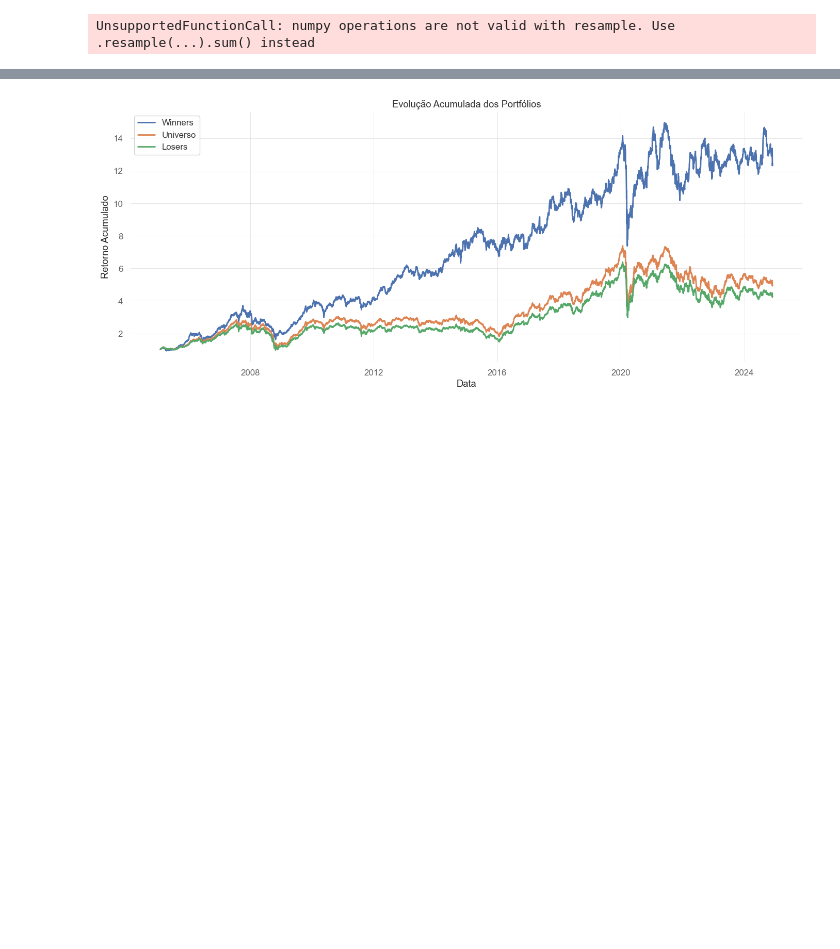
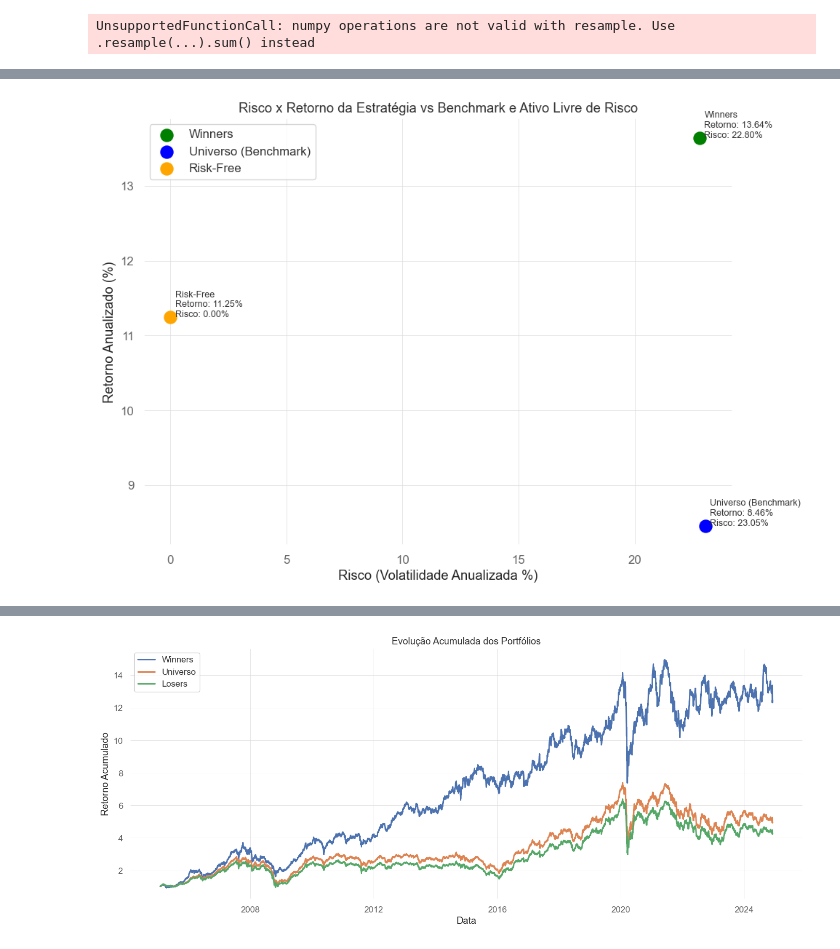
Before and after one commit to fefebiru/IQF-Grupo2, a Jupyter notebook: teste1_copy.ipynb, the cells around one changed output, grey strips where cells are left out. Drawn from its saved outputs; the diff is of its cells as text; code cells hidden in the pictures; blank space fills up the shorter version.

```diff
--- a/teste1_copy.ipynb
+++ b/teste1_copy.ipynb
@@ -371,0 +465,38 @@ UnsupportedFunctionCall: numpy operations are not valid with resample. Use .resa
+# %%
+# 3. Gráfico de Risco x Retorno anualizado
+
+# Calcular métricas de risco e retorno anualizado
+cagr = (returns.iloc[-1] / returns.iloc[0])**(1 / (len(returns) / 252)) - 1
+vol_annual = daily_returns.std() * np.sqrt(252)
+
+# Ativo livre de risco fictício
+rf_return = 0.1125  # 11.25%
+rf_risk = 0.0
+
+# Construir DataFrame com dados
+metrics_df = pd.DataFrame({
+    "Retorno Anualizado": [cagr["Winners"], cagr["Universo"], rf_return],
+    "Volatilidade Anualizada": [vol_annual["Winners"], vol_annual["Universo"], rf_risk],
+    "Label": ["Winners", "Universo (Benchmark)", "Risk-Free"],
+    "Cor": ["green", "blue", "orange"]
+})
+
+# Plot
+plt.figure(figsize=(10, 7))
+for i in range(len(metrics_df)):
+    row = metrics_df.iloc[i]
+    plt.scatter(row["Volatilidade Anualizada"]*100, row["Retorno Anualizado"]*100,
+                color=row["Cor"], s=150, label=row["Label"])
+    plt.text(row["Volatilidade Anualizada"]*100 + 0.2, row["Retorno Anualizado"]*100,
+             f'{row["Label"]}\nRetorno: {row["Retorno Anualizado"]*100:.2f}%\nRisco: {row["Volatilidade Anualizada"]*100:.2f}%',
+             fontsize=9, ha='left')
+
+plt.xlabel("Risco (Volatilidade Anualizada %)")
+plt.ylabel("Retorno Anualizado (%)")
+plt.title("Risco x Retorno da Estratégia vs Benchmark e Ativo Livre de Risco")
+plt.grid(True)
+plt.legend()
+plt.tight_layout()
+plt.show()
+# %% [output]
+[figure, added]
```
Also changed, not shown: parts of 8 cells of this notebook, 1 other file.
